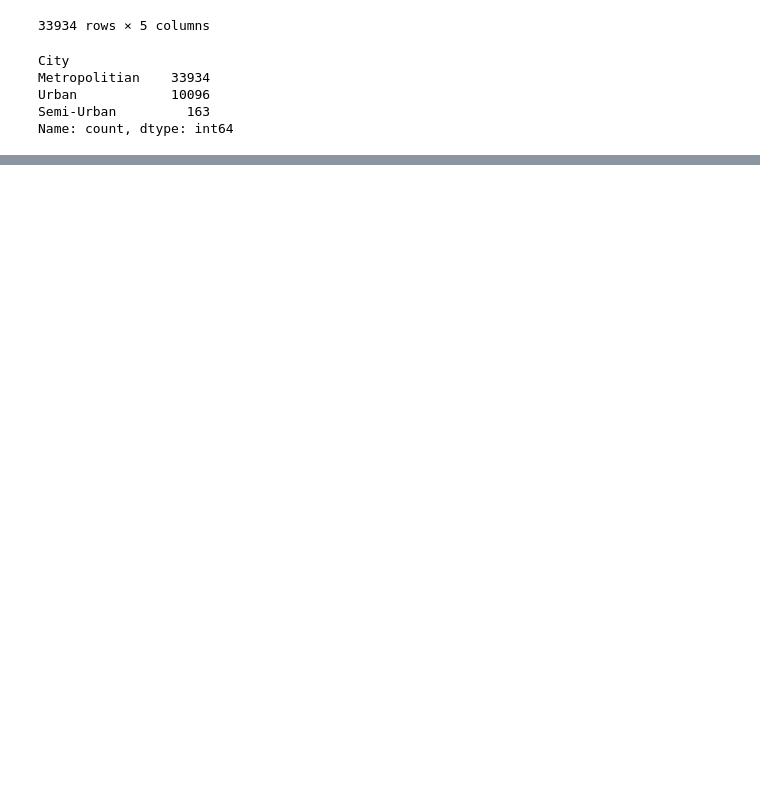
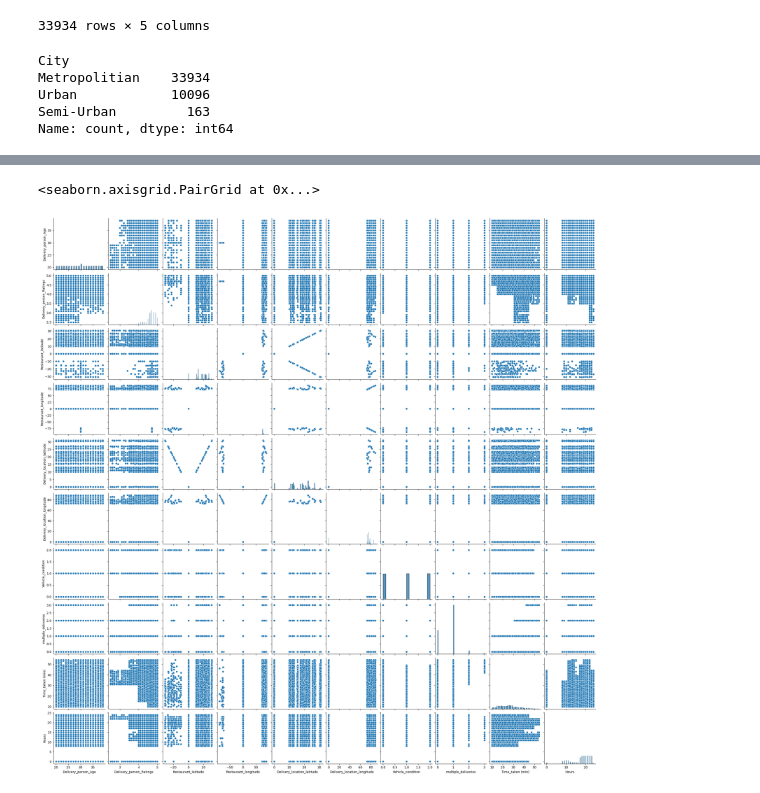
Before and after one commit to Aminsharif/st_assigment, a Jupyter notebook: notebooks/EDA.ipynb, the cells around one changed output, grey strips where cells are left out. Drawn from its saved outputs; the diff is of its cells as text; code cells hidden in the pictures; blank space fills up the shorter version.

```diff
--- a/notebooks/EDA.ipynb
+++ b/notebooks/EDA.ipynb
@@ -1296,3 +893,7 @@ Metropolitian    33934
 Urban            10096
 Semi-Urban         163
 Name: count, dtype: int64
+# %%
+df15 = df14.copy()
+# %%
+df15["City"] = df15.City.fillna('Metropolitian')
@@ -1298,0 +931,5 @@ Name: count, dtype: int64
+# %%
+df16 = df15.copy()
+# %%
+# I did not find any relation for Weather_conditions with another column. It's also less amount of data so I used dropna for deleting null value
+df16.dropna(inplace=True)
@@ -1298,0 +972,5 @@ Name: count, dtype: int64
+# %%
+sns.pairplot(df16)
+# %% [output]
+<seaborn.axisgrid.PairGrid at 0x...>
+[figure, added]
```
Also changed, not shown: parts of 66 cells of this notebook.
